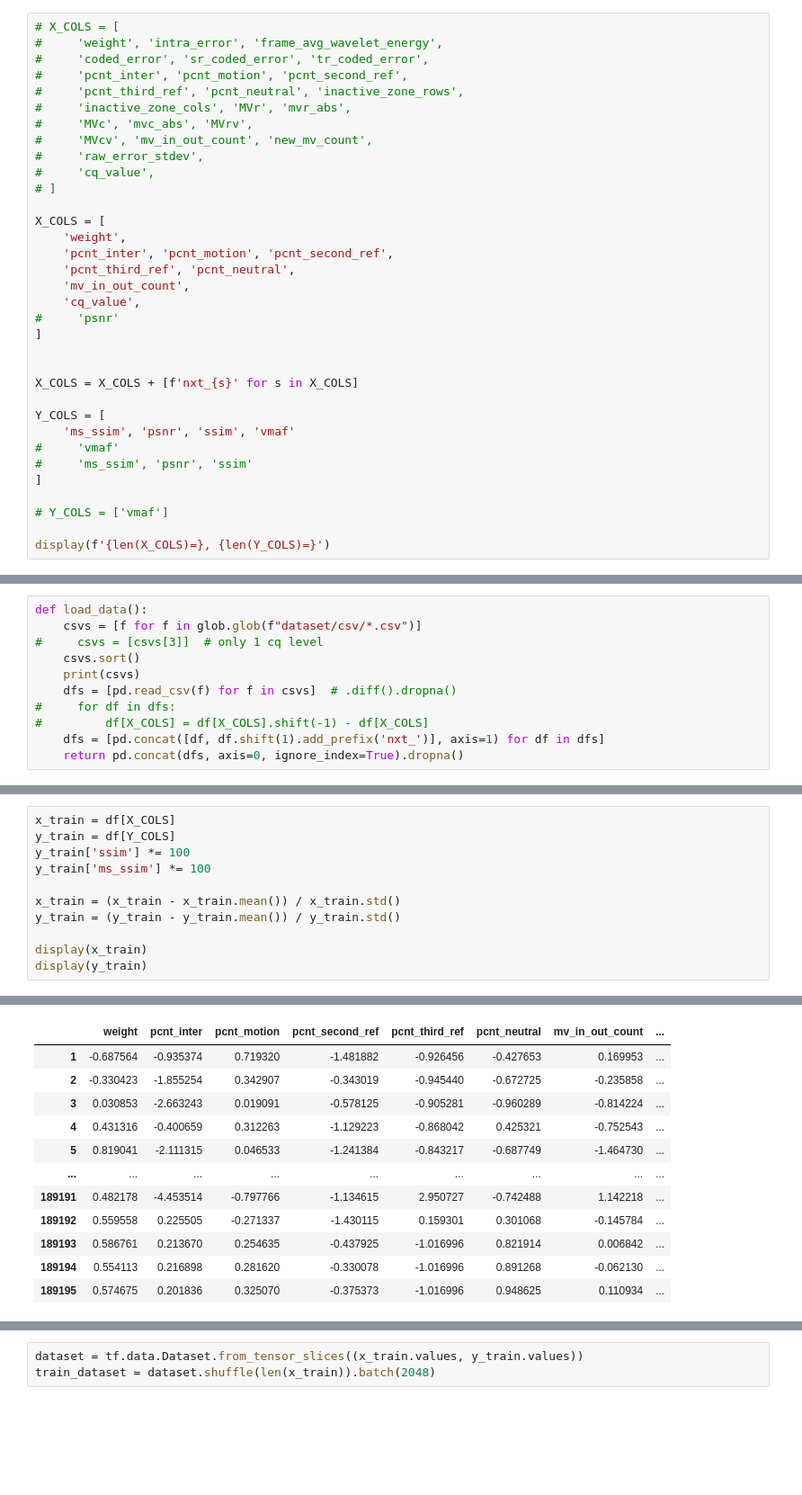
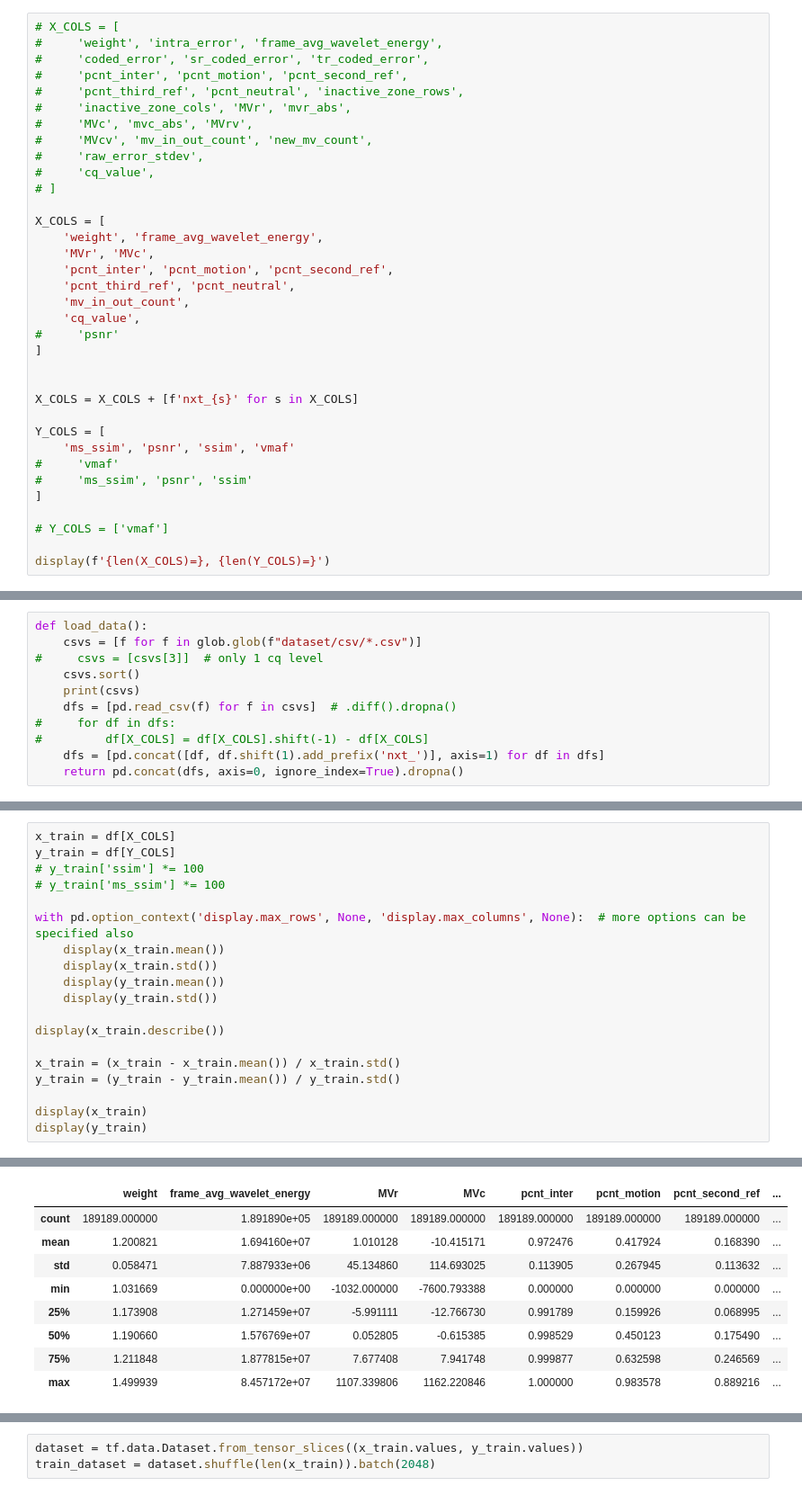
Before and after one commit to n9Mtq4/Av1an, a Jupyter notebook: train_experiment.ipynb, the cells around one changed output, grey strips where cells are left out. Shown at 90% size. Cells and saved outputs as stored; diff of their text form; blank space fills up the shorter version.

```diff
--- a/train_experiment.ipynb
+++ b/train_experiment.ipynb
@@ -62,7 +62,8 @@ def plot_history(history):
 # ]
 
 X_COLS = [
-    'weight',
+    'weight', 'frame_avg_wavelet_energy',
+    'MVr', 'MVc',
     'pcnt_inter', 'pcnt_motion', 'pcnt_second_ref',
     'pcnt_third_ref', 'pcnt_neutral',
     'mv_in_out_count',
@@ -142,8 +163,16 @@ def build_model():
 # %%
 x_train = df[X_COLS]
 y_train = df[Y_COLS]
-y_train['ssim'] *= 100
-y_train['ms_ssim'] *= 100
+# y_train['ssim'] *= 100
+# y_train['ms_ssim'] *= 100
+
+with pd.option_context('display.max_rows', None, 'display.max_columns', None):  # more options can be specified also
+    display(x_train.mean())
+    display(x_train.std())
+    display(y_train.mean())
+    display(y_train.std())
+
+display(x_train.describe())
 
 x_train = (x_train - x_train.mean()) / x_train.std()
 y_train = (y_train - y_train.mean()) / y_train.std()
@@ -164,12 +227,9 @@ See the caveats in the documentation: https://pandas.pydata.org/pandas-docs/stab
-|  | weight | pcnt_inter | pcnt_motion | pcnt_second_ref | pcnt_third_ref | pcnt_neutral | mv_in_out_count | ... |
-| 1 | -0.687564 | -0.935374 | 0.719320 | -1.481882 | -0.926456 | -0.427653 | 0.169953 | ... |
-| 2 | -0.330423 | -1.855254 | 0.342907 | -0.343019 | -0.945440 | -0.672725 | -0.235858 | ... |
-| 3 | 0.030853 | -2.663243 | 0.019091 | -0.578125 | -0.905281 | -0.960289 | -0.814224 | ... |
-| 4 | 0.431316 | -0.400659 | 0.312263 | -1.129223 | -0.868042 | 0.425321 | -0.752543 | ... |
-| 5 | 0.819041 | -2.111315 | 0.046533 | -1.241384 | -0.843217 | -0.687749 | -1.464730 | ... |
-| ... | ... | ... | ... | ... | ... | ... | ... | ... |
-| 189191 | 0.482178 | -4.453514 | -0.797766 | -1.134615 | 2.950727 | -0.742488 | 1.142218 | ... |
-| 189192 | 0.559558 | 0.225505 | -0.271337 | -1.430115 | 0.159301 | 0.301068 | -0.145784 | ... |
-| 189193 | 0.586761 | 0.213670 | 0.254635 | -0.437925 | -1.016996 | 0.821914 | 0.006842 | ... |
-| 189194 | 0.554113 | 0.216898 | 0.281620 | -0.330078 | -1.016996 | 0.891268 | -0.062130 | ... |
-| 189195 | 0.574675 | 0.201836 | 0.325070 | -0.375373 | -1.016996 | 0.948625 | 0.110934 | ... |
+|  | weight | frame_avg_wavelet_energy | MVr | MVc | pcnt_inter | pcnt_motion | pcnt_second_ref | ... |
+| count | 189189.000000 | 1.891890e+05 | 189189.000000 | 189189.000000 | 189189.000000 | 189189.000000 | 189189.000000 | ... |
+| mean | 1.200821 | 1.694160e+07 | 1.010128 | -10.415171 | 0.972476 | 0.417924 | 0.168390 | ... |
+| std | 0.058471 | 7.887933e+06 | 45.134860 | 114.693025 | 0.113905 | 0.267945 | 0.113632 | ... |
+| min | 1.031669 | 0.000000e+00 | -1032.000000 | -7600.793388 | 0.000000 | 0.000000 | 0.000000 | ... |
+| 25% | 1.173908 | 1.271459e+07 | -5.991111 | -12.766730 | 0.991789 | 0.159926 | 0.068995 | ... |
+| 50% | 1.190660 | 1.576769e+07 | 0.052805 | -0.615385 | 0.998529 | 0.450123 | 0.175490 | ... |
+| 75% | 1.211848 | 1.877815e+07 | 7.677408 | 7.941748 | 0.999877 | 0.632598 | 0.246569 | ... |
+| max | 1.499939 | 8.457172e+07 | 1107.339806 | 1162.220846 | 1.000000 | 0.983578 | 0.889216 | ... |
```
Also changed, not shown: parts of 10 cells of this notebook.
